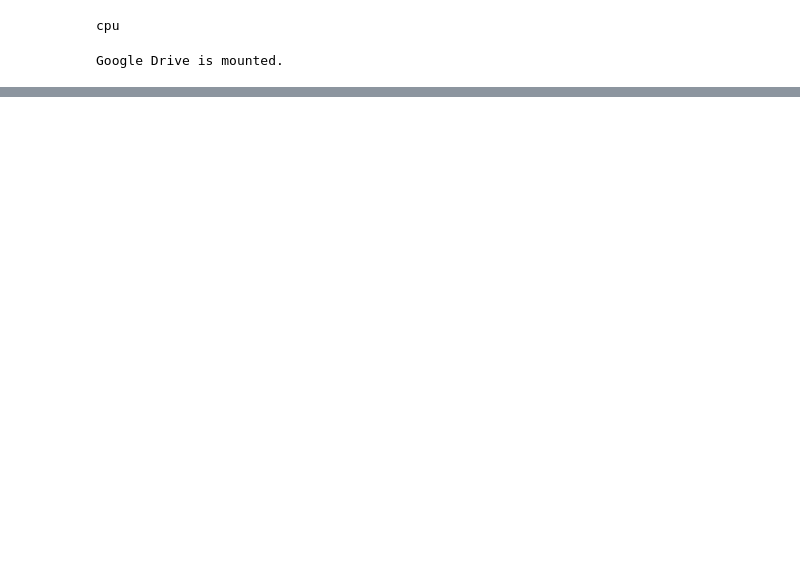
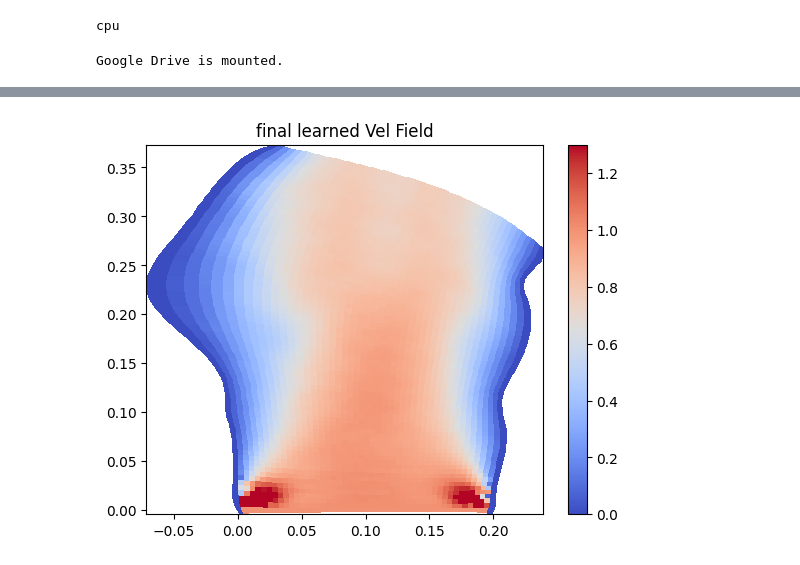
Before and after one commit to jaredlan1/getting_started_with_ML, a Jupyter notebook: HW8.ipynb, the cells around one changed output, grey strips where cells are left out. Cells and saved outputs as stored; diff of their text form; code cells hidden in the pictures; blank space fills up the shorter version.

```diff
--- a/HW8.ipynb
+++ b/HW8.ipynb
@@ -50,0 +244,16 @@ FileNotFoundError: [Errno 2] No such file or directory: '/content/drive/MyDrive/
+# %%
+model.eval()
+
+with torch.no_grad():
+    out =model(inp)
+
+u_pred= out[0,0].cpu().numpy()
+v_pred = out[0,1].cpu().numpy()
+
+plt.figure()
+plt.pcolormesh(hfx, hfy, np.sqrt(u_pred**2 + v_pred**2),cmap=cm.coolwarm, vmin=0, vmax=1.3)
+plt.colorbar()
+plt.title("final learned Vel Field")
+plt.show()
+# %% [output]
+[figure, added]
```
Also changed, not shown: parts of 9 cells of this notebook.
